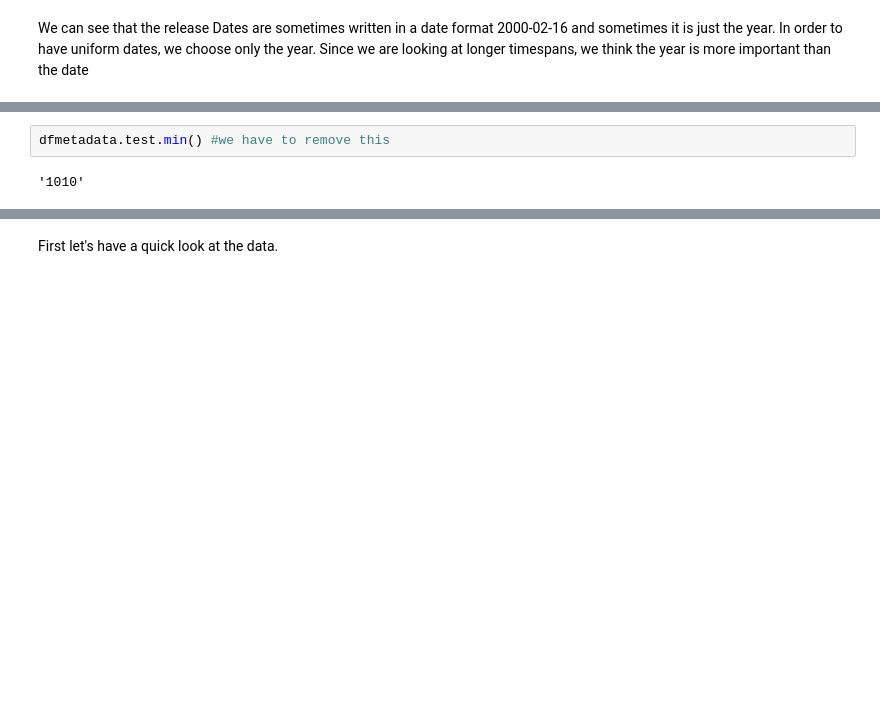
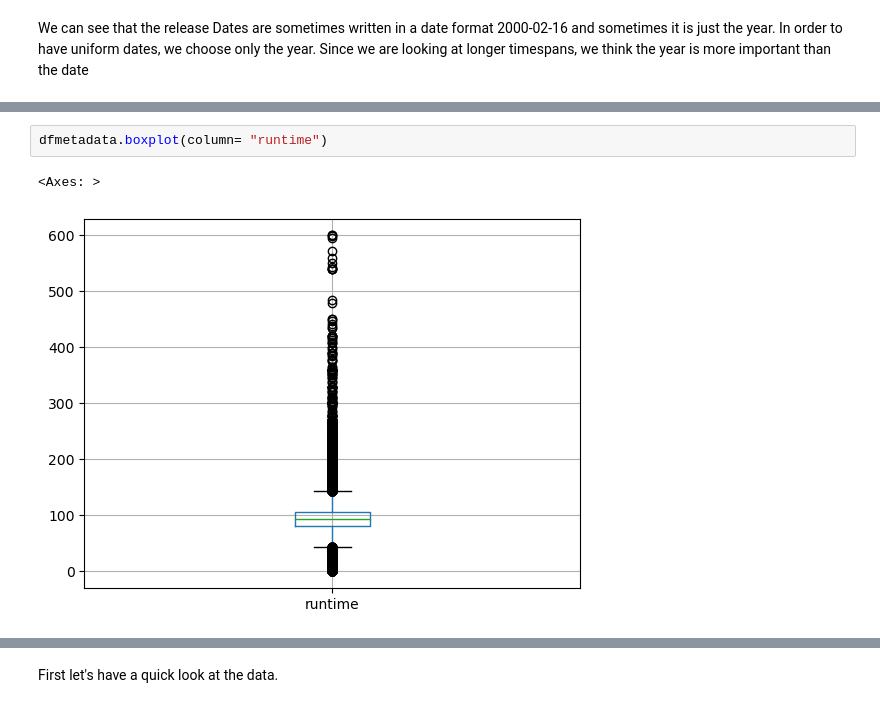
Before and after one commit to epfl-ada/ada-2023-project-adavengers2023, a Jupyter notebook: Milestone2.ipynb, the cells around one changed output, grey strips where cells are left out. Cells and saved outputs as stored; diff of their text form; blank space fills up the shorter version.

```diff
--- a/Milestone2.ipynb
+++ b/Milestone2.ipynb
@@ -189,5 +185,6 @@ dfmetadata
 81741 rows × 10 columns
-# %%
-dfmetadata.test.min() #we have to remove this
-# %% [output]
-'1010'
+# %%
+dfmetadata.boxplot(column= "runtime")
+# %% [output]
+<Axes: >
+[figure, added]
```
Also changed, not shown: parts of 54 cells of this notebook, 5 other files.
